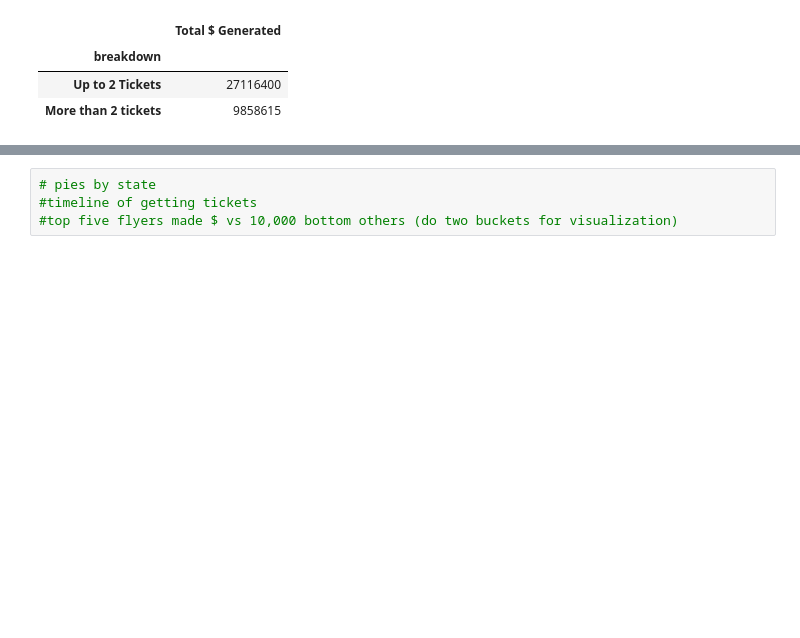
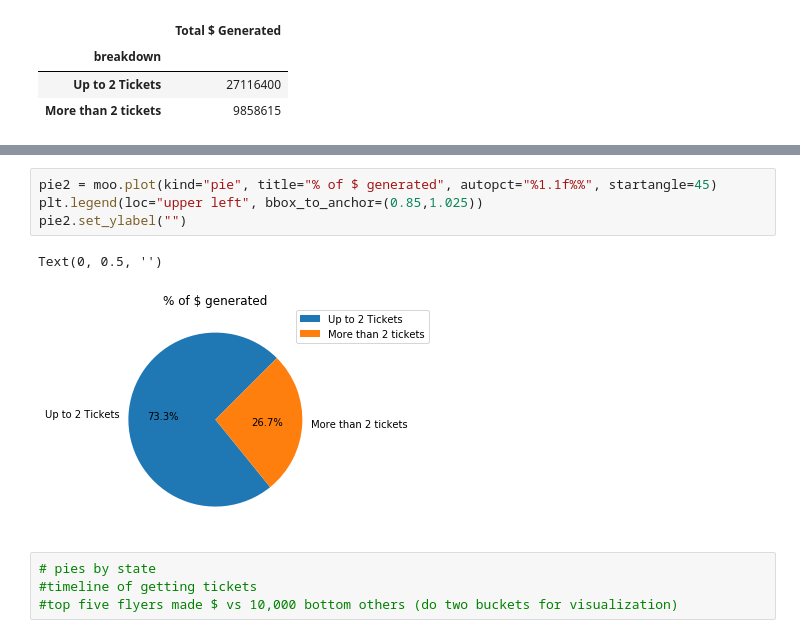
Before and after one commit to jesusbaquiax/github_project_one, a Jupyter notebook: tickets.ipynb, the cells around one changed output, grey strips where cells are left out. Saved outputs shown, nothing was run; the diff lists cells and outputs as text; blank space fills up the shorter version.

```diff
--- a/tickets.ipynb
+++ b/tickets.ipynb
@@ -147,3 +131,10 @@ plt.tight_layout()
+# %%
+pie2 = moo.plot(kind="pie", title="% of $ generated", autopct="%1.1f%%", startangle=45)
+plt.legend(loc="upper left", bbox_to_anchor=(0.85,1.025))
+pie2.set_ylabel("")
+# %% [output]
+Text(0, 0.5, '')
+[figure, added]
 # %%
 # pies by state
 #timeline of getting tickets
```
Also changed, not shown: parts of 5 cells of this notebook.
